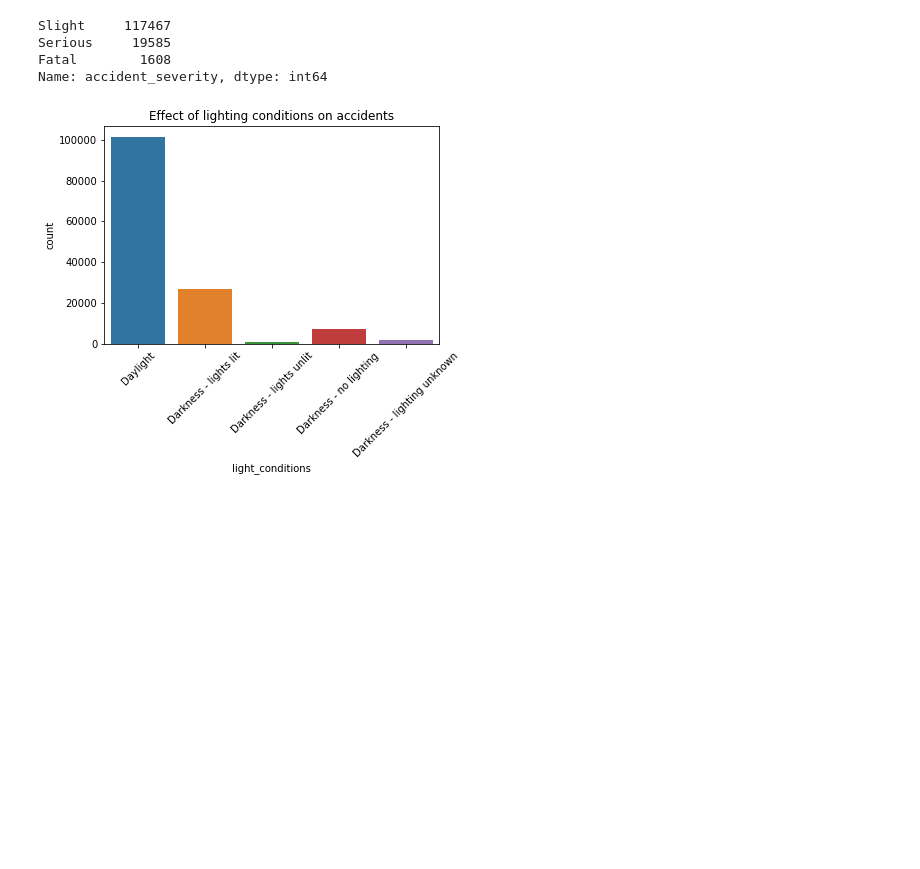
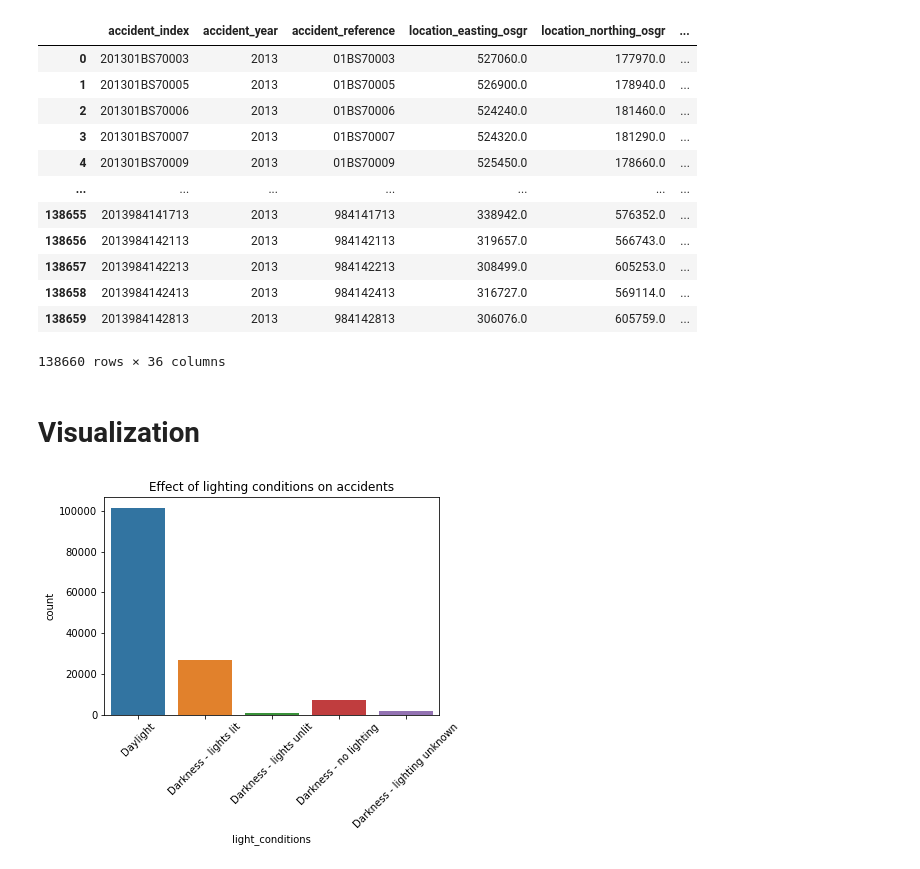
Before and after one commit to allaaamr/DataEngineering, a Jupyter notebook: main.ipynb, the cells around one changed output. Drawn from its saved outputs; the diff is of its cells as text; code cells hidden in the pictures; blank space fills up the shorter version.

```diff
--- a/main.ipynb
+++ b/main.ipynb
@@ -6,13 +6,23 @@ import numpy as np
 from matplotlib.ticker import PercentFormatter
 # %%
 df = pd.read_csv("2013_Accidents_UK.csv")
+df
+# %% [output]
+|  | accident_index | accident_year | accident_reference | location_easting_osgr | location_northing_osgr | ... |
+| 0 | 201301BS70003 | 2013 | 01BS70003 | 527060.0 | 177970.0 | ... |
+| 1 | 201301BS70005 | 2013 | 01BS70005 | 526900.0 | 178940.0 | ... |
+| 2 | 201301BS70006 | 2013 | 01BS70006 | 524240.0 | 181460.0 | ... |
+| 3 | 201301BS70007 | 2013 | 01BS70007 | 524320.0 | 181290.0 | ... |
+| 4 | 201301BS70009 | 2013 | 01BS70009 | 525450.0 | 178660.0 | ... |
+| ... | ... | ... | ... | ... | ... | ... |
+| 138655 | 2013984141713 | 2013 | 984141713 | 338942.0 | 576352.0 | ... |
+| 138656 | 2013984142113 | 2013 | 984142113 | 319657.0 | 566743.0 | ... |
+| 138657 | 2013984142213 | 2013 | 984142213 | 308499.0 | 605253.0 | ... |
+| 138658 | 2013984142413 | 2013 | 984142413 | 316727.0 | 569114.0 | ... |
+| 138659 | 2013984142813 | 2013 | 984142813 | 306076.0 | 605759.0 | ... |
+138660 rows × 36 columns
-# %%
-df['accident_severity'].value_counts()
-# %% [output]
-Slight     117467
-Serious     19585
-Fatal        1608
-Name: accident_severity, dtype: int64
+# %% [markdown]
+# Visualization
 # %%
 # To what extent does the light conditions effect the number of accidents
 sns.countplot('light_conditions', data =df )
```
Also changed, not shown: parts of 10 cells of this notebook.
